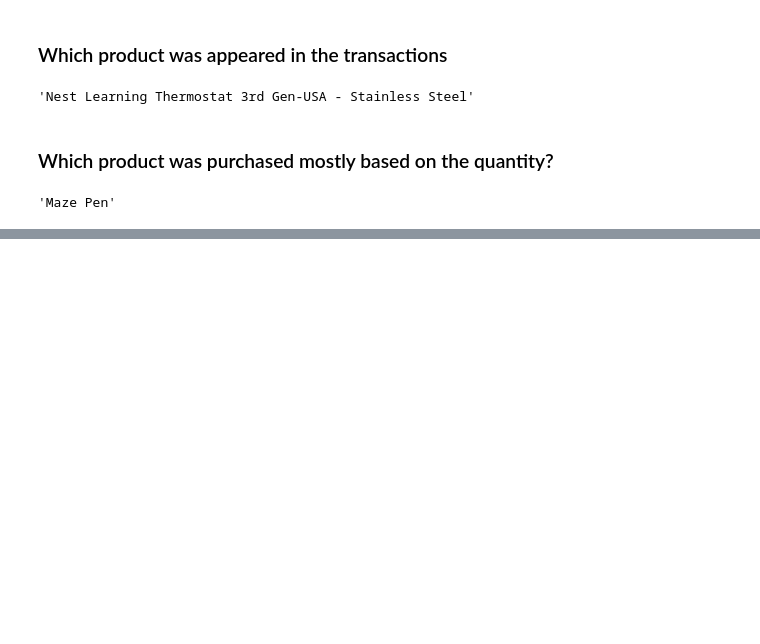
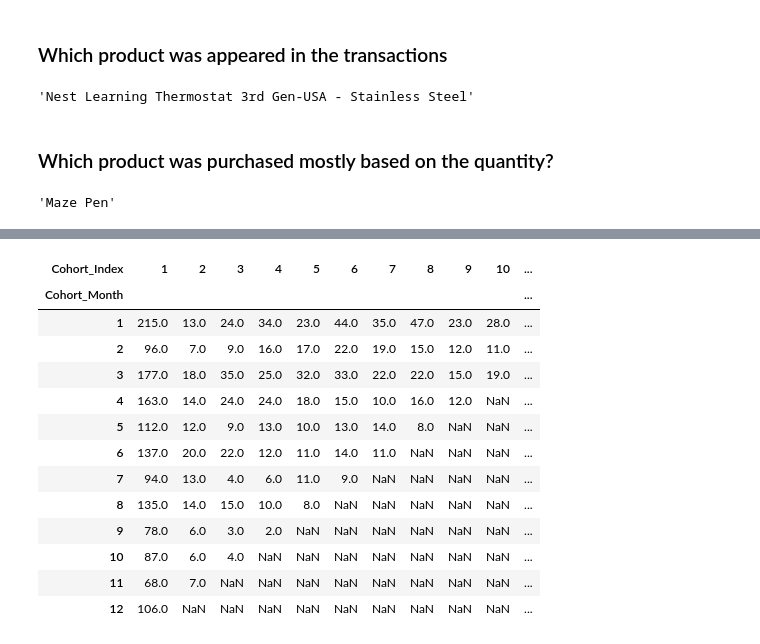
Before and after one commit to punits152/Marketing_Insights, a Jupyter notebook: total_assignment.ipynb, the cells around one changed output, grey strips where cells are left out. Cells and saved outputs as stored; diff of their text form; code cells hidden in the pictures; blank space fills up the shorter version.

```diff
--- a/total_assignment.ipynb
+++ b/total_assignment.ipynb
@@ -463,0 +487,14 @@ df_eda.groupby("Product_Description")["Quantity"].sum().idxmax()
+# %%
+def get_date_int(df, column):
+    year = df[column].dt.year
+    month = df[column].dt.month
+    date = df[column].dt.date
+    return year, month, date
+
+Invoice_Year, Invoice_Month, _ = get_date_int(cohort_df, 'Date')
+Cohort_Year, Cohort_Month , _ = get_date_int(cohort_df, 'Cohort_Date')
+
+Year_Diff = Invoice_Year - Cohort_Year
+Month_Diff = Invoice_Month - Cohort_Month
+
+cohort_df['Cohort_Index'] = Year_Diff*12 + Month_Diff +1
@@ -463,0 +543,17 @@ df_eda.groupby("Product_Description")["Quantity"].sum().idxmax()
+# %%
+cohort_monthwise
+# %% [output]
+| Cohort_Index | 1 | 2 | 3 | 4 | 5 | 6 | 7 | 8 | 9 | 10 | ... |
+| Cohort_Month |  |  |  |  |  |  |  |  |  |  | ... |
+| 1 | 215.0 | 13.0 | 24.0 | 34.0 | 23.0 | 44.0 | 35.0 | 47.0 | 23.0 | 28.0 | ... |
+| 2 | 96.0 | 7.0 | 9.0 | 16.0 | 17.0 | 22.0 | 19.0 | 15.0 | 12.0 | 11.0 | ... |
+| 3 | 177.0 | 18.0 | 35.0 | 25.0 | 32.0 | 33.0 | 22.0 | 22.0 | 15.0 | 19.0 | ... |
+| 4 | 163.0 | 14.0 | 24.0 | 24.0 | 18.0 | 15.0 | 10.0 | 16.0 | 12.0 | NaN | ... |
+| 5 | 112.0 | 12.0 | 9.0 | 13.0 | 10.0 | 13.0 | 14.0 | 8.0 | NaN | NaN | ... |
+| 6 | 137.0 | 20.0 | 22.0 | 12.0 | 11.0 | 14.0 | 11.0 | NaN | NaN | NaN | ... |
+| 7 | 94.0 | 13.0 | 4.0 | 6.0 | 11.0 | 9.0 | NaN | NaN | NaN | NaN | ... |
+| 8 | 135.0 | 14.0 | 15.0 | 10.0 | 8.0 | NaN | NaN | NaN | NaN | NaN | ... |
+| 9 | 78.0 | 6.0 | 3.0 | 2.0 | NaN | NaN | NaN | NaN | NaN | NaN | ... |
+| 10 | 87.0 | 6.0 | 4.0 | NaN | NaN | NaN | NaN | NaN | NaN | NaN | ... |
+| 11 | 68.0 | 7.0 | NaN | NaN | NaN | NaN | NaN | NaN | NaN | NaN | ... |
+| 12 | 106.0 | NaN | NaN | NaN | NaN | NaN | NaN | NaN | NaN | NaN | ... |
```
Also changed, not shown: parts of 136 cells of this notebook, 2 other files.
